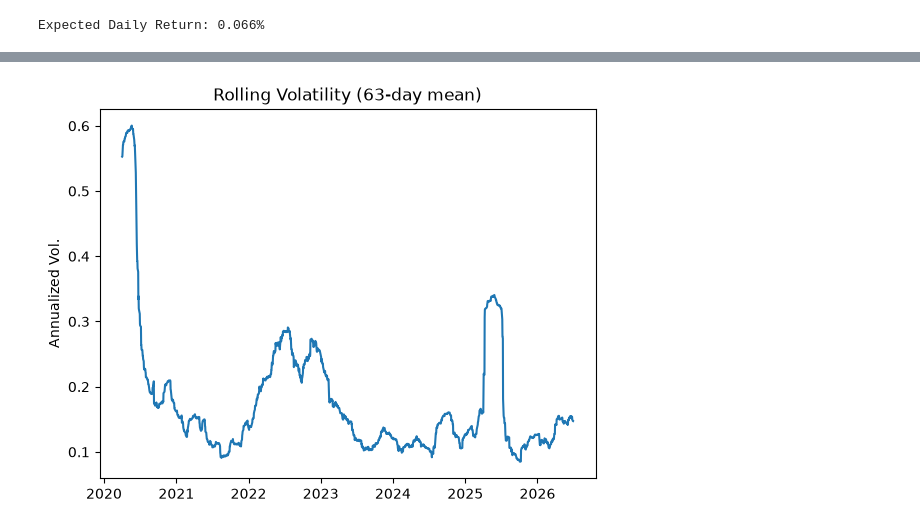
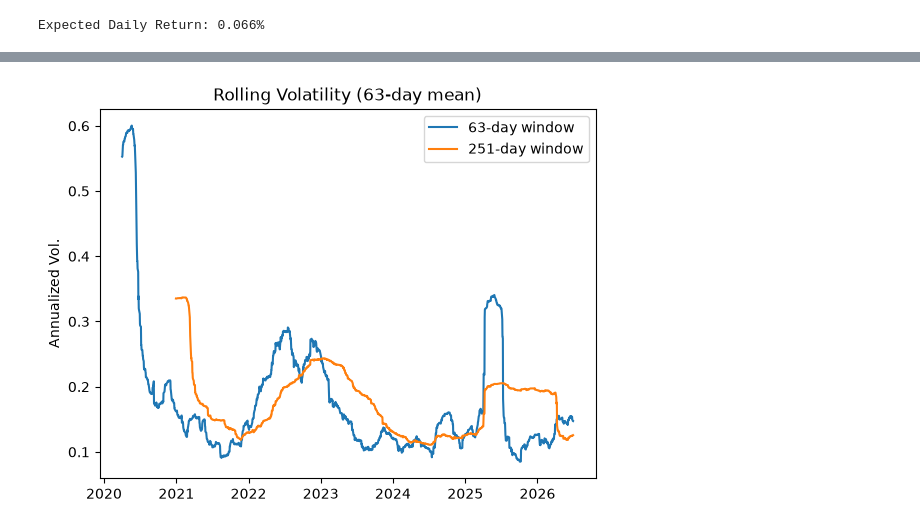
Before and after one commit to giroux-jack/portfolio-tear-sheet, a Jupyter notebook: tear_sheet.ipynb, the cells around one changed output, grey strips where cells are left out. Cells and saved outputs as stored; diff of their text form; code cells hidden in the pictures.

```diff
--- a/tear_sheet.ipynb
+++ b/tear_sheet.ipynb
@@ -213,10 +237,13 @@ Kelly Criterion Fraction of Bankroll: 396.37%
 # %%
-window = 63 # quarter
-rolling_vol = daily_returns.rolling(window).std()*np.sqrt(252)
-
-plt.plot(rolling_vol)
+window1 = 63 # quarter
+window2 = 252 # annual
+rolling_vol1 = daily_returns.rolling(window1).std()*np.sqrt(252)
+rolling_vol2 = daily_returns.rolling(window2).std()*np.sqrt(252)
+plt.plot(rolling_vol1, label=f"{window1}-day window")
+plt.plot(rolling_vol2, label=f"{window2}-day window")
 plt.ylabel('Annualized Vol.')
 plt.title('Rolling Volatility (63-day mean)')
+plt.legend()
 plt.show()
 # %% [output]
-[figure, old version]
+[figure, new version]
```
Also changed, not shown: parts of 17 cells of this notebook.
